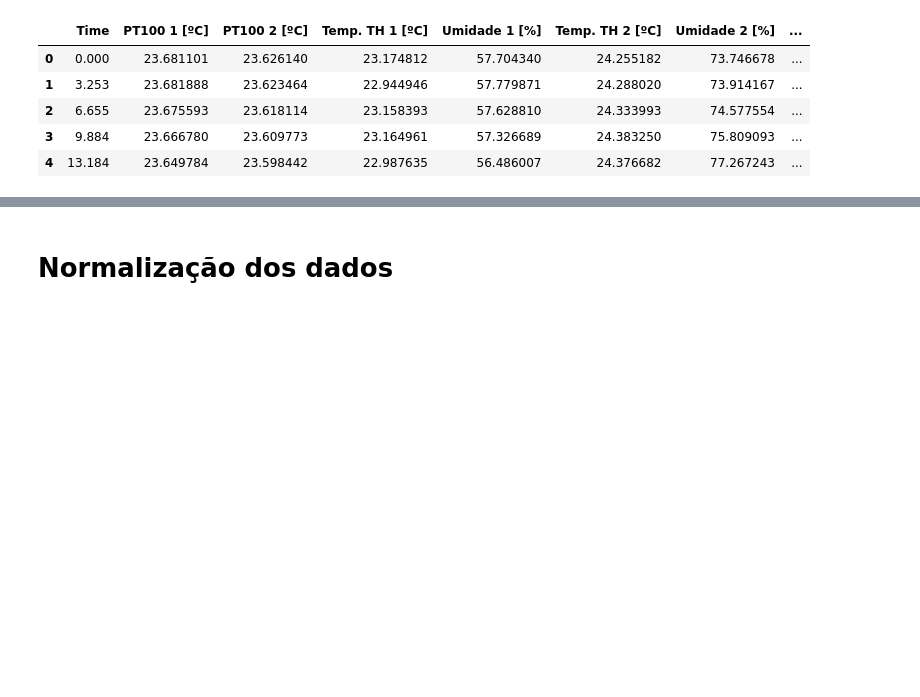
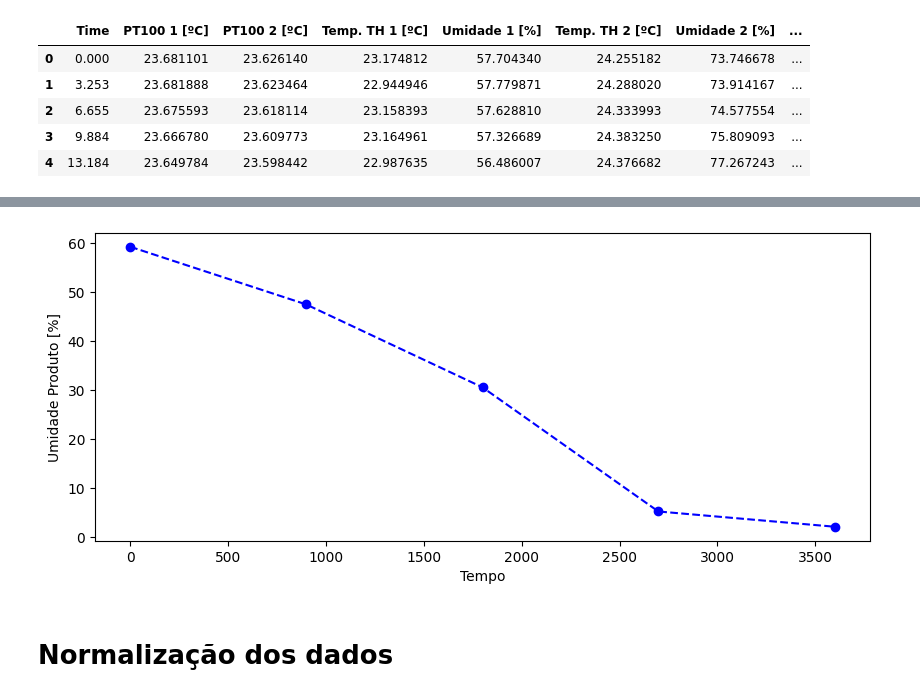
Before and after one commit to Raphael-Marchetti-Calciolari/projects-tcc-imt-2023, a Jupyter notebook: scripts/models_v2.ipynb, the cells around one changed output, grey strips where cells are left out. Cells and saved outputs as stored; diff of their text form; code cells hidden in the pictures; blank space fills up the shorter version.

```diff
--- a/scripts/models_v2.ipynb
+++ b/scripts/models_v2.ipynb
@@ -59,3 +81,17 @@ DataFrame com dados em tempo real do ensaio
+# %%
+#Graphic of humidity per time in a test
+mask = ( df_train['Ensaio'] == test )
+df_test = df_train[mask]
+
+plt.figure(figsize=(10, 4))
+plt.plot(df_test.Time, df_test['Umidade Produto [%]'], '--bo')
+plt.xlabel('Tempo')
+plt.ylabel('Umidade Produto [%]')
+
+# Save Graphic: plt.savefig(f'../test_{test}_humidity.png')
+plt.show()
+# %% [output]
+[figure, added]
 # %% [markdown]
 # Normalização dos dados
 # %%
```
Also changed, not shown: parts of 3 cells of this notebook.
